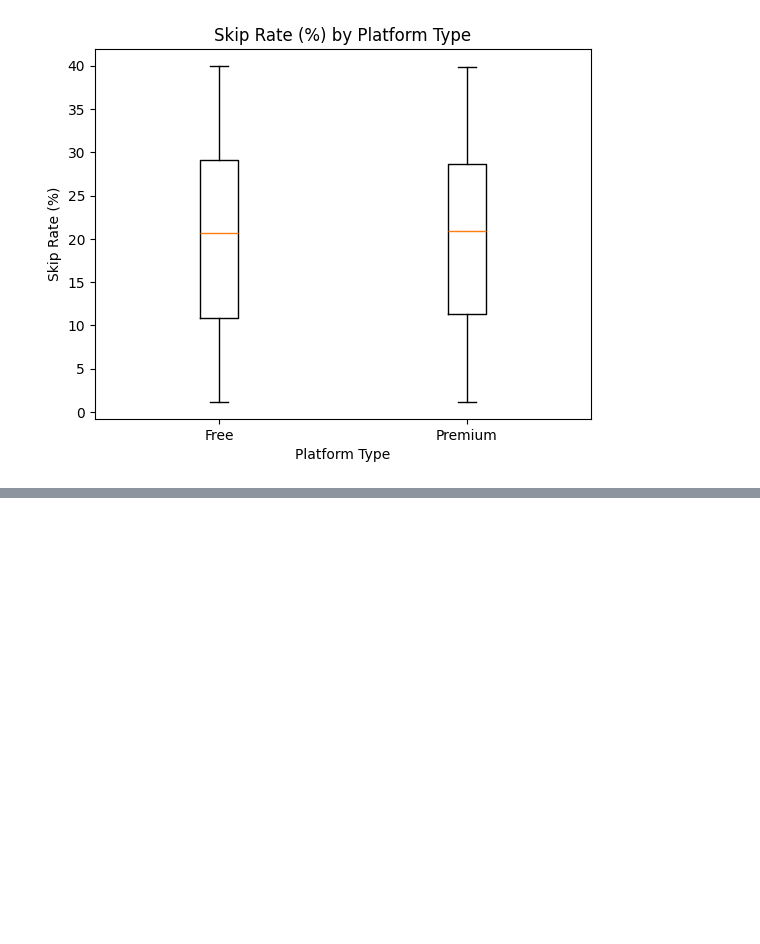
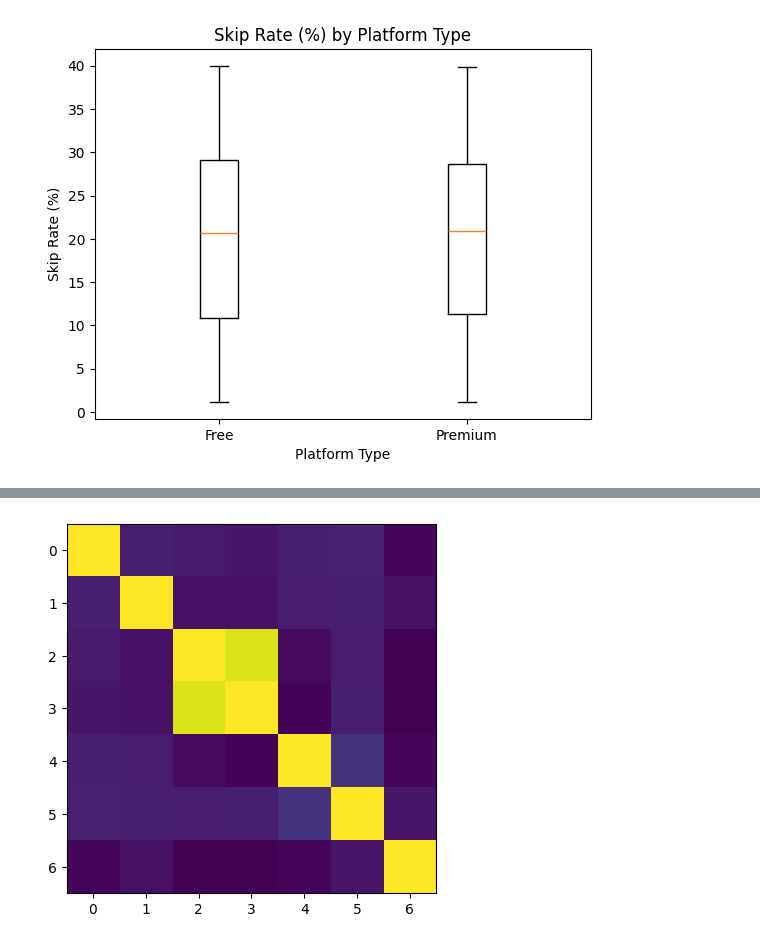
Before and after one commit to kc0leman/learning_plots_kyle, a Jupyter notebook: notebooks/intro_matplotlib_lesson_follow.ipynb, the cells around one changed output, grey strips where cells are left out. Cells and saved outputs as stored; diff of their text form; code cells hidden in the pictures; blank space fills up the shorter version.

Commit message:
heatmaps

```diff
--- a/notebooks/intro_matplotlib_lesson_follow.ipynb
+++ b/notebooks/intro_matplotlib_lesson_follow.ipynb
@@ -510,0 +529,12 @@ plt.show()
+# %%
+numeric_spotify_df = spotify_df.select_dtypes(include=[np.number])
+# corr is generalized; can be changed to be more specific name more suited to your project
+# corr is a corellation matrix
+corr = numeric_spotify_df.corr()
+
+# .imshow is used to display (visualize) data as an image on a 2D regular raster (raster: digital image made up of pixels)
+plt.imshow(corr)
+
+plt.show()
+# %% [output]
+[figure, added]
```
Also changed, not shown: parts of 4 cells of this notebook.
